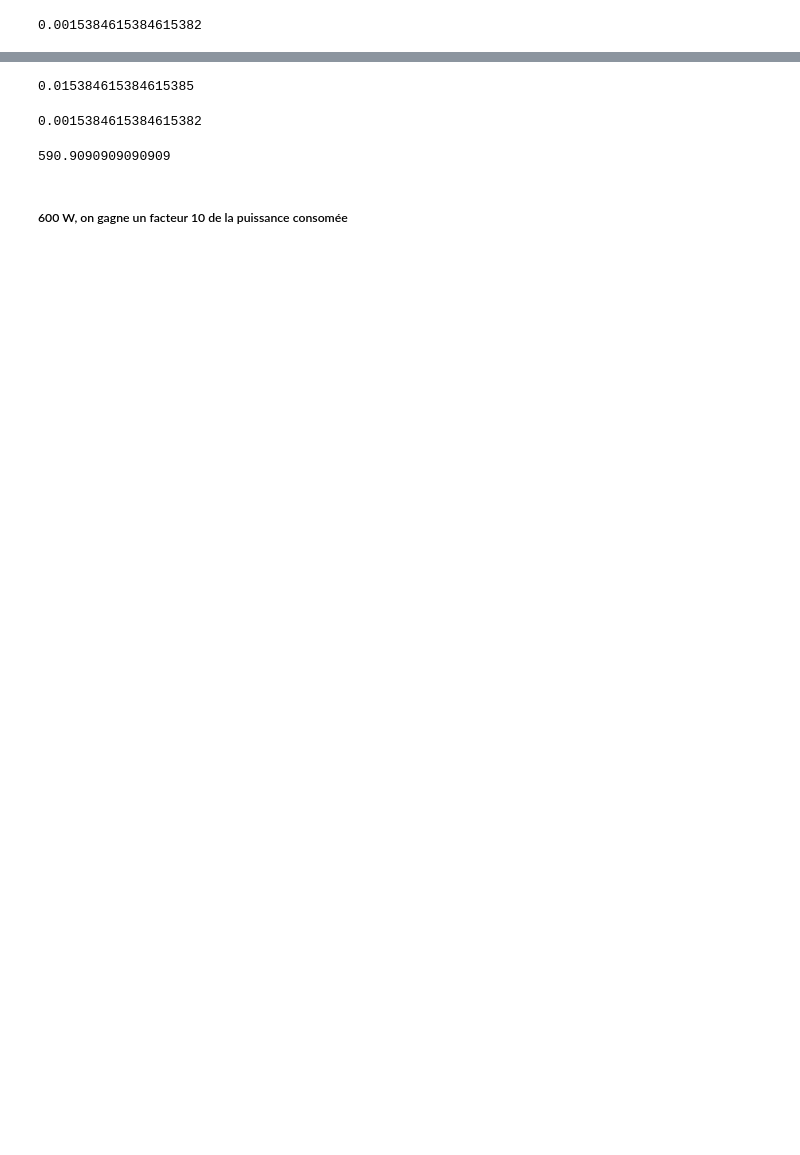
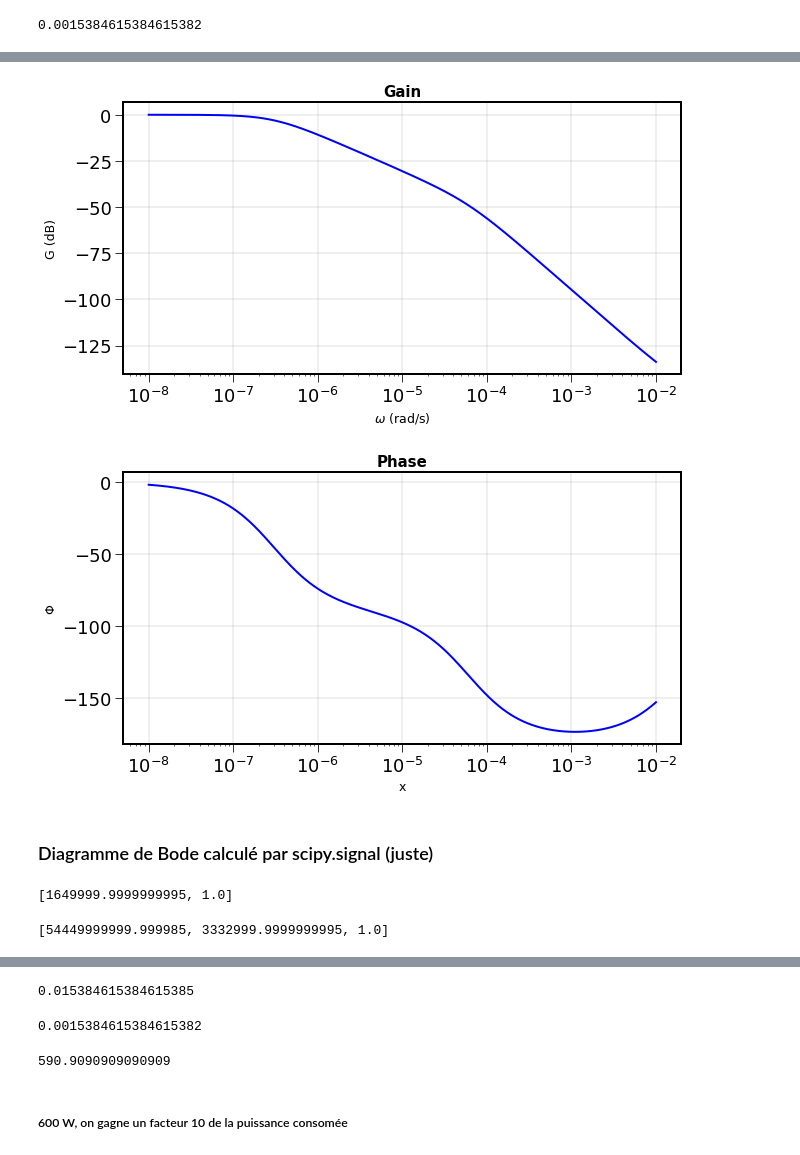
Before and after one commit to sebcampagne/mp32, a Jupyter notebook: DM_phys_17_2021_03_14/DM_EtudeThermique.ipynb, the cells around one changed output, grey strips where cells are left out. Drawn from its saved outputs; the diff is of its cells as text; code cells hidden in the pictures; blank space fills up the shorter version.

```diff
--- a/DM_phys_17_2021_03_14/DM_EtudeThermique.ipynb
+++ b/DM_phys_17_2021_03_14/DM_EtudeThermique.ipynb
@@ -213,0 +413,23 @@ plt.show()
+# %%
+def Mod(x):
+    """
+    Module de la fonction de transfert
+    """
+    return np.abs(H(x))
+# %%
+def Arg(x):
+    """
+    Argument de la fonction de transfert
+    """
+
+    realpart = np.real(H(x))
+    imagpart = np.imag(H(x))
+
+    #angle = np.where(realpart > 0, np.angle(H(x)),  np.angle(H(x)) )
+
+    angle = np.angle(H(x))
+
+    return angle
+# %%
+# Valeur des Omega en rad/s
+X = np.logspace(-8,-2,1000,base=10)
@@ -213,0 +442,25 @@ plt.show()
+# %%
+# Gain
+plt.figure(figsize=(10,5))
+#plt.loglog(X,G,"b-")
+plt.plot(X,20*np.log10(G),"b-")
+plt.grid()
+plt.xlabel("$\omega$ (rad/s)")
+plt.ylabel("G (dB)")
+plt.title("Gain")
+plt.xscale("log")
+plt.show()
+
+# Phase
+plt.figure(figsize=(10,5))
+plt.semilogx(X,Phi,"b-")
+plt.grid()
+plt.xlabel("x")
+plt.ylabel("$\\Phi$")
+plt.title("Phase")
+plt.show()
+# %% [output]
+[figure, added]
+[figure, added]
+# %% [markdown]
+### Diagramme de Bode calculé par scipy.signal (juste)
@@ -213,0 +471,12 @@ plt.show()
+# %%
+# numérateur de la fonction de la transformée de Laplace (bp +c) [b,c]
+num = [ 1./omega_1 , 1. ]
+num
+# %% [output]
+[1649999.9999999995, 1.0]
+# %%
+# dénominateur de la fonction de la transformée de Laplace (ap2 +bp +c) [a,b,c]
+den = [1./omega_0**2, Q/omega_0,  1.]
+den
+# %% [output]
+[54449999999.999985, 3332999.9999999995, 1.0]
```
Also changed, not shown: parts of 112 cells of this notebook.
